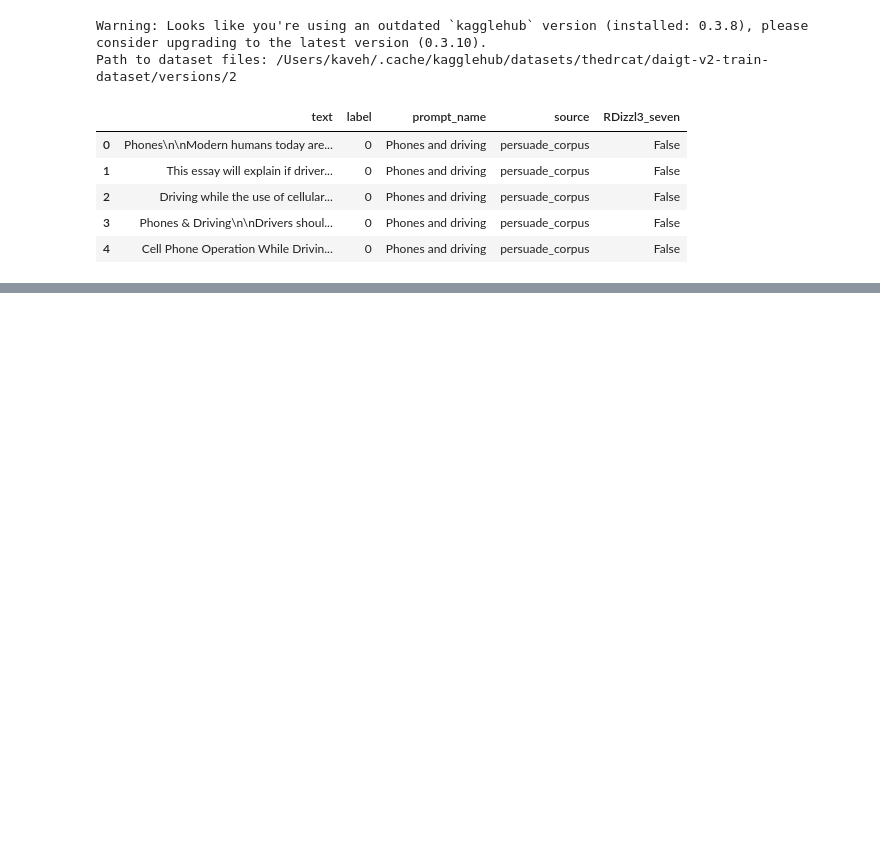
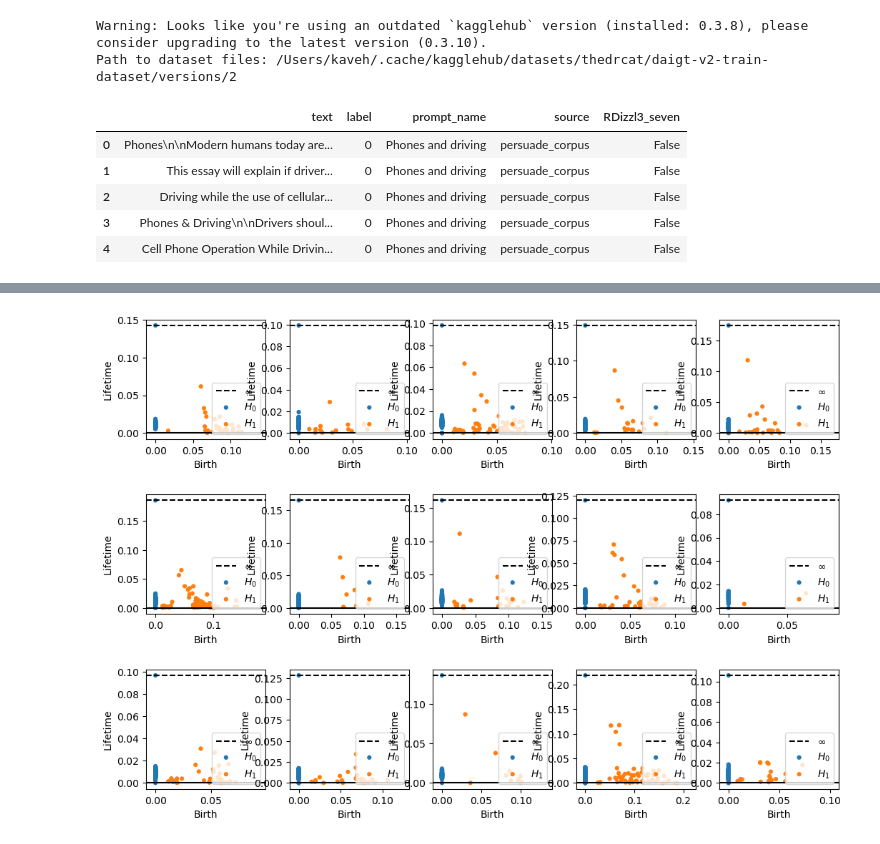
Before and after one commit to kavehsayeh/LLM-Essay-Detection, a Jupyter notebook: analysis.ipynb, the cells around one changed output, grey strips where cells are left out. Drawn from its saved outputs; the diff is of its cells as text; code cells hidden in the pictures; blank space fills up the shorter version.

Commit message:
first pass - test on total survival time of H_1 classes.

```diff
--- a/analysis.ipynb
+++ b/analysis.ipynb
@@ -59,4 +50,0 @@ essays[(essays['length'] > 142) & (essays['length'] < 819)]
-# %%
-essay_sample = essays['text'][0]
-doc = nlp(essay_sample)
-print([token.text for token in doc])
@@ -64,0 +65,3 @@ print([token.text for token in doc])
+# %%
+essays['text_spacy'] = essays['text'].progress_apply(nlp)
+essays.head()
@@ -64,0 +75,18 @@ print([token.text for token in doc])
+# %%
+# Some rudimentary testing to play around with the persistent homology package.
+# First try: Use a sliding window to create a point cloud.
+def pm_from_sliding_window(doc, window_size):
+    length = len(doc)
+    data = [doc[i:i+window_size] for i in range(length - window_size)]
+    n = len(data)
+    dm = np.zeros((n, n))
+    for i in range(n):
+        for j in range(i, n):
+            sim = 1-data[i].similarity(data[j])
+            dm[i, j] = sim
+            dm[j, i] = sim
+    pm = ripser.ripser(dm, distance_matrix=True)
+    return pm
+
+window_size = 15
+essays['H_sw'] = essays['text_spacy'].progress_apply(lambda x : pm_from_sliding_window(x, window_size))
@@ -64,0 +95,16 @@ print([token.text for token in doc])
+# %%
+def sample_pms(rows, cols, df):
+    samples = df.sample(rows*cols)
+    fig, axs_array = plt.subplots(rows, cols, figsize = (cols*2.5, rows*3))
+    axs = axs_array.flatten()
+    i = 0
+    for ax in axs:
+        essay = samples.iloc[i]
+        pm = essay['H_sw']
+        persim.plot_diagrams(pm['dgms'], ax=ax, lifetime=True)
+        i += 1
+    fig.show()
+
+sample_pms(3, 5, essays)
+# %% [output]
+[figure, added]
```
Also changed, not shown: parts of 11 cells of this notebook, 1 other file.
